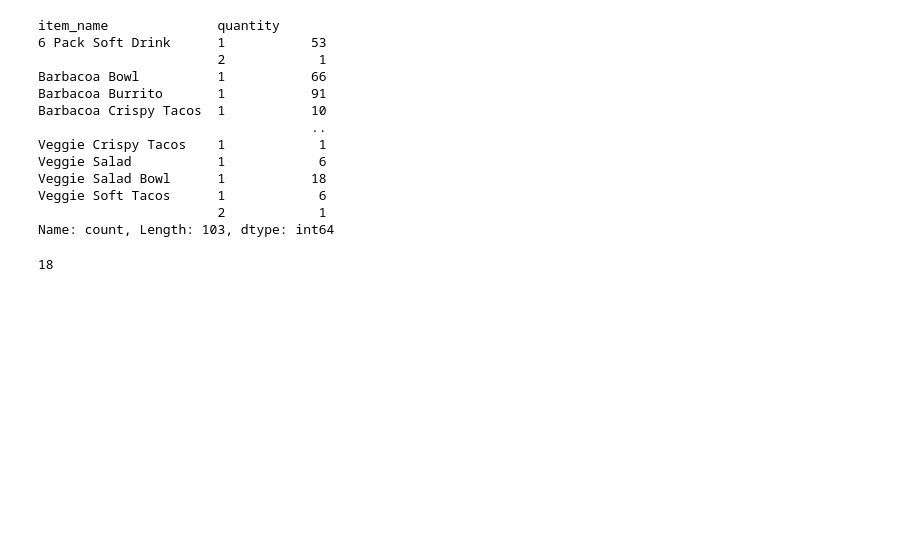
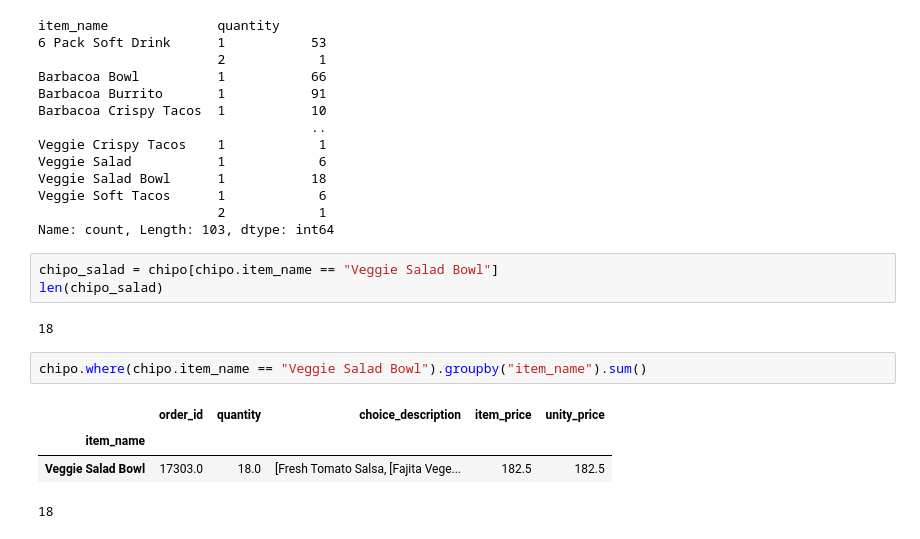
Before and after one commit to bgranda/0926_DS_Beatriz, a Jupyter notebook: 2-Analytics/2-Pandas/ejercicios/02_Filtering_&_Sorting/Chipotle/Chipotle_corregido.ipynb, the cells around one changed output. Drawn from its saved outputs; the diff is of its cells as text; blank space fills up the shorter version.

```diff
--- a/2-Analytics/2-Pandas/ejercicios/02_Filtering_&_Sorting/Chipotle/Chipotle_corregido.ipynb
+++ b/2-Analytics/2-Pandas/ejercicios/02_Filtering_&_Sorting/Chipotle/Chipotle_corregido.ipynb
@@ -244,6 +324,17 @@ Veggie Salad Bowl      1           18
 Veggie Soft Tacos      1            6
                        2            1
 Name: count, Length: 103, dtype: int64
+# %%
+chipo_salad = chipo[chipo.item_name == "Veggie Salad Bowl"]
+len(chipo_salad)
+# %% [output]
+18
+# %%
+chipo.where(chipo.item_name == "Veggie Salad Bowl").groupby("item_name").sum()
+# %% [output]
+|  | order_id | quantity | choice_description | item_price | unity_price |
+| item_name |  |  |  |  |  |
+| Veggie Salad Bowl | 17303.0 | 18.0 | [Fresh Tomato Salsa, [Fajita Vege... | 182.5 | 182.5 |
 # %%
 # %% [output]
 18
```
Also changed, not shown: parts of 12 cells of this notebook.
